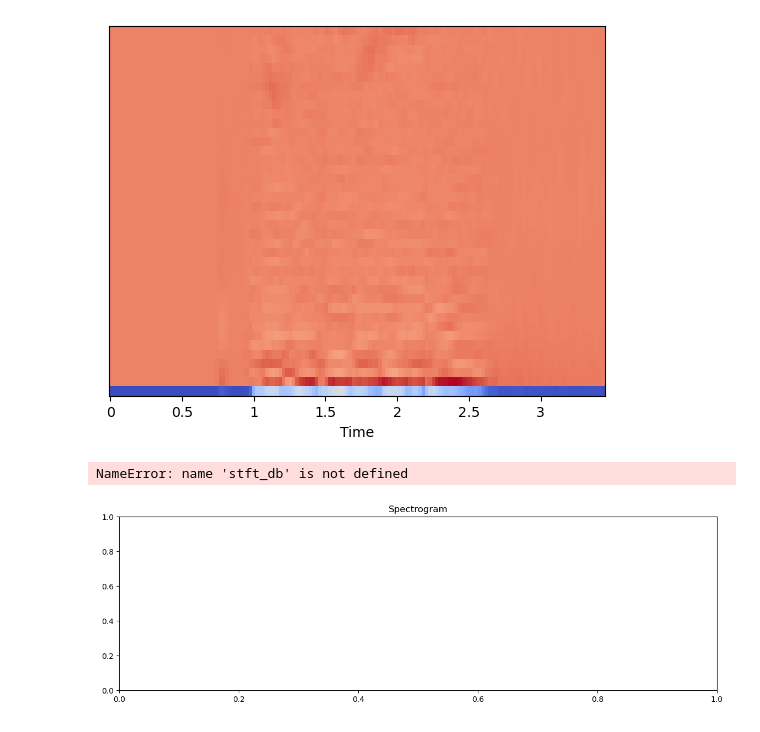
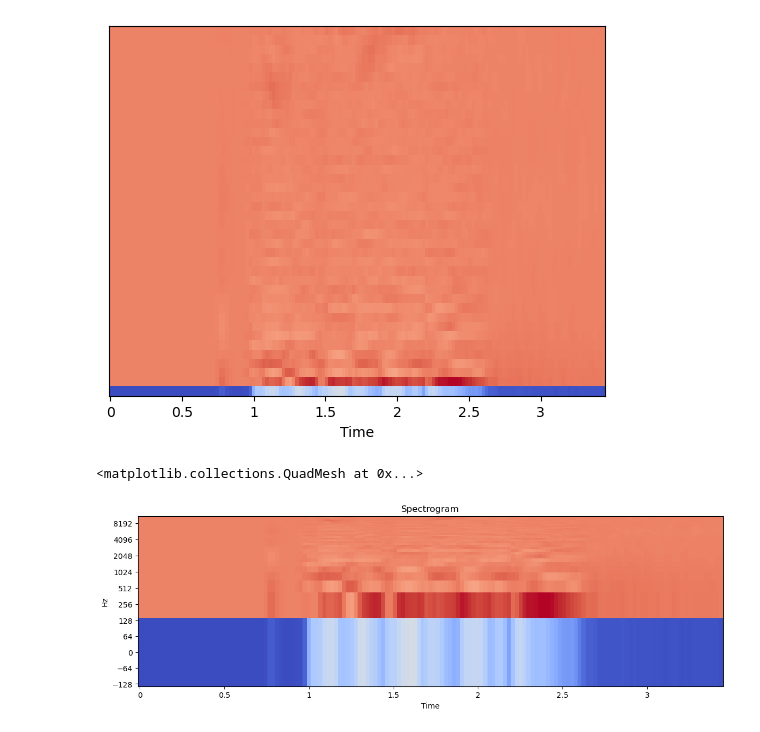
Before and after one commit to AprilHolmes7825/credit_card_fraud_project, a Jupyter notebook: audio_files_visualization.ipynb, the cells around one changed output. Drawn from its saved outputs; the diff is of its cells as text; code cells hidden in the pictures.

```diff
--- a/audio_files_visualization.ipynb
+++ b/audio_files_visualization.ipynb
@@ -60,7 +60,7 @@ plt.figure
 # %% [markdown]
 ## Graph audio files
 # %%
-sample_file = "03-01-01-01-01-01-03.wav"
+sample_file = "RawData/03-01-01-01-01-01-03.wav"
 # %%
 #sample
 #librosa.core.load(path, sr=22050, mono=True, offset=0.0, duration=None, dtype=<class 'numpy.float32'>, res_type='kaiser_best')
@@ -165,18 +165,18 @@ librosa.display.specshow(mfccs, sr=librosa_sample_rate, x_axis='time')
 # %%
 plt.figure(figsize=(14, 9))
 
 plt.figure(1)
 
 plt.subplot(211)
 plt.title('Spectrogram')
-librosa.display.specshow(stft_db, x_axis='time', y_axis='log')
+librosa.display.specshow(mfccs, x_axis='time', y_axis='log')
 
-plt.subplot(212)
-plt.title('Audioform')
-librosa.display.waveplot(y, sr=sr)
+# plt.subplot(212)
+# plt.title('Audioform')
+# librosa.display.waveplot(y, sr=sr)
 # %% [output]
-NameError: name 'stft_db' is not defined
+<matplotlib.collections.QuadMesh at 0x...>
-[figure, old version]
+[figure, new version]
 # %%
 librosa.feature.melspectrogram(y=X, sr=sample_rate)
 
```
Also changed, not shown: parts of 13 cells of this notebook, 15 other files.
